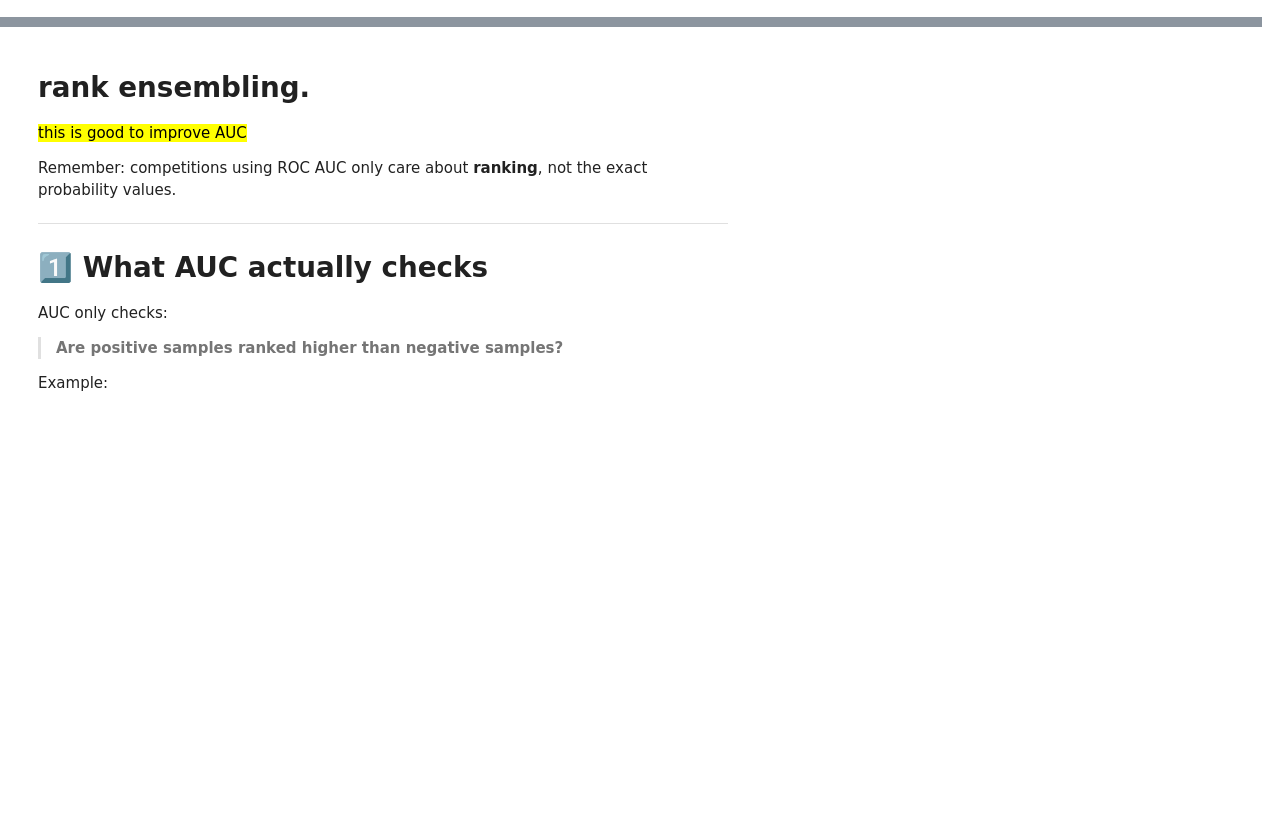
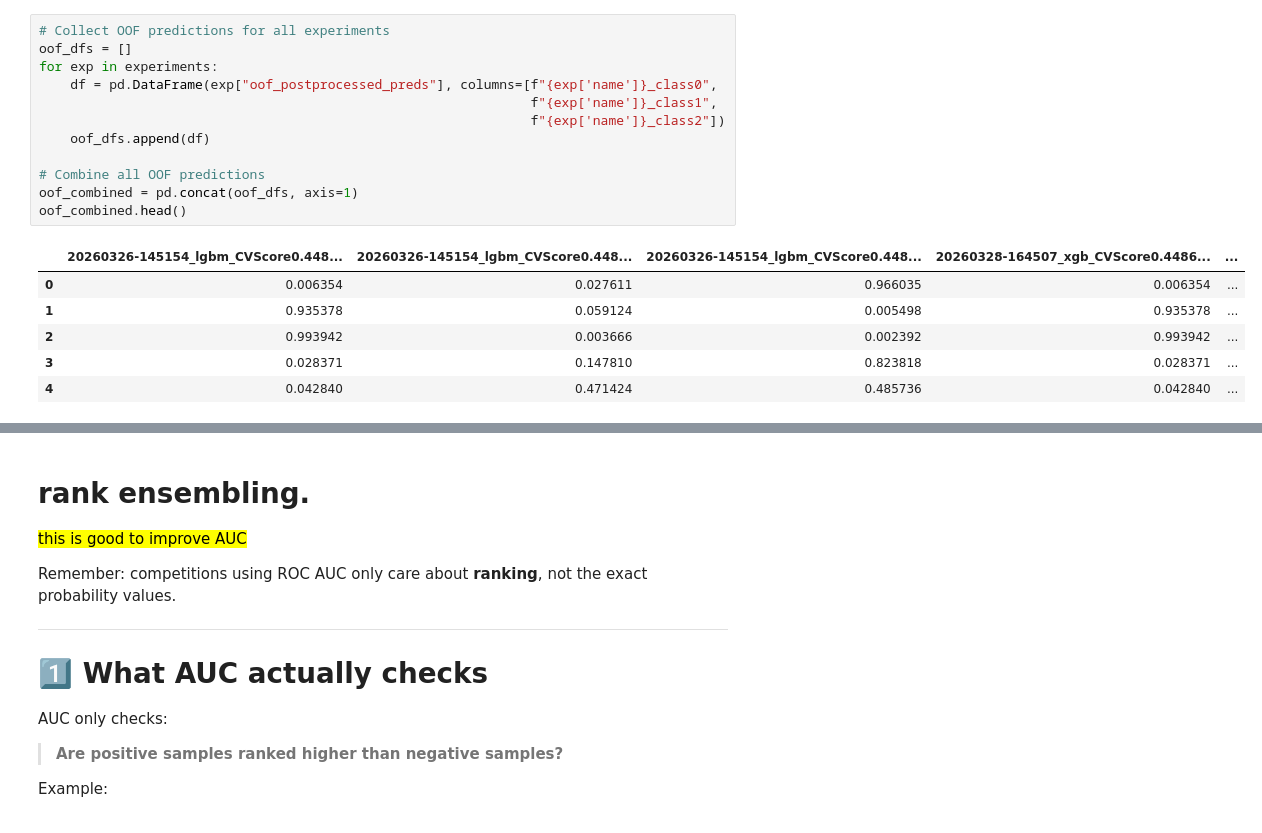
Before and after one commit to ismailSadouki/x42, a Jupyter notebook: notebooks/ensamble.ipynb, the cells around one changed output, grey strips where cells are left out. Saved outputs shown, nothing was run; the diff lists cells and outputs as text; blank space fills up the shorter version.

```diff
--- a/notebooks/ensamble.ipynb
+++ b/notebooks/ensamble.ipynb
@@ -129,0 +174,19 @@ ensemble_submission_df.head(10)
+# %%
+# Collect OOF predictions for all experiments
+oof_dfs = []
+for exp in experiments:
+    df = pd.DataFrame(exp["oof_postprocessed_preds"], columns=[f"{exp['name']}_class0",
+                                                               f"{exp['name']}_class1",
+                                                               f"{exp['name']}_class2"])
+    oof_dfs.append(df)
+
+# Combine all OOF predictions
+oof_combined = pd.concat(oof_dfs, axis=1)
+oof_combined.head()
+# %% [output]
+|  | 20260326-145154_lgbm_CVScore0.448... | 20260326-145154_lgbm_CVScore0.448... | 20260326-145154_lgbm_CVScore0.448... | 20260328-164507_xgb_CVScore0.4486... | ... |
+| 0 | 0.006354 | 0.027611 | 0.966035 | 0.006354 | ... |
+| 1 | 0.935378 | 0.059124 | 0.005498 | 0.935378 | ... |
+| 2 | 0.993942 | 0.003666 | 0.002392 | 0.993942 | ... |
+| 3 | 0.028371 | 0.147810 | 0.823818 | 0.028371 | ... |
+| 4 | 0.042840 | 0.471424 | 0.485736 | 0.042840 | ... |
```
Also changed, not shown: parts of 20 cells of this notebook, 4 other files.
